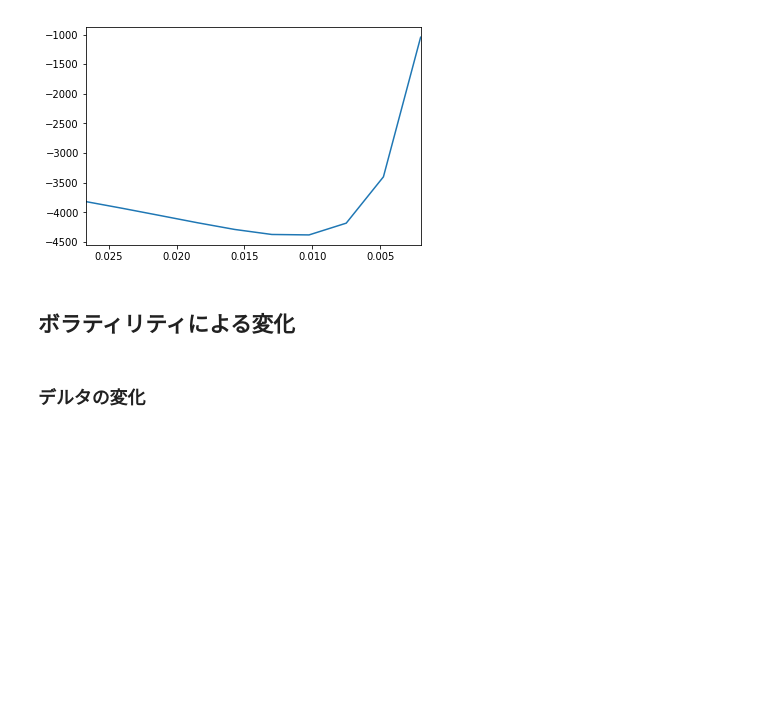
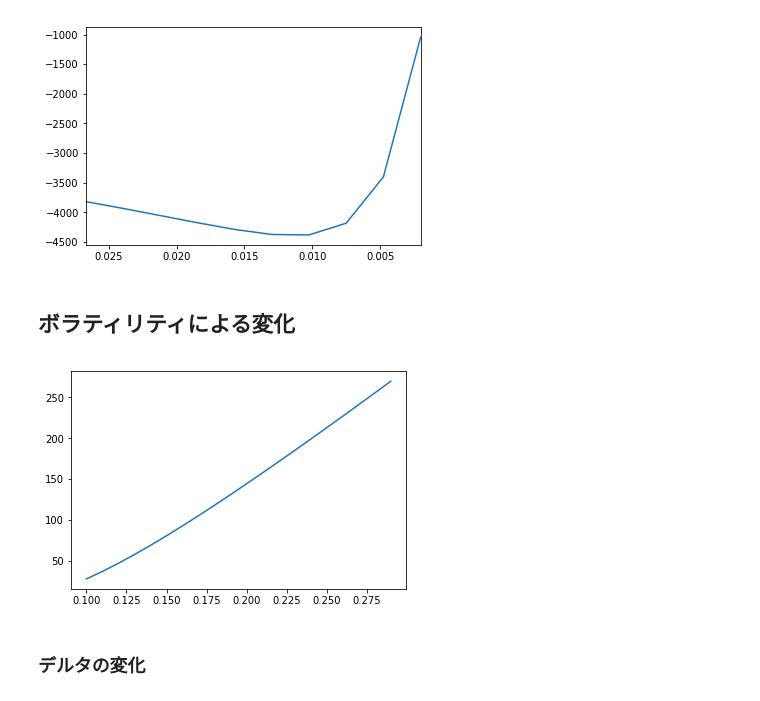
Before and after one commit to drillan/option-old, a Jupyter notebook: ChangeInGreeks.ipynb, the cells around one changed output. Saved outputs shown, nothing was run; the diff lists cells and outputs as text; code cells hidden in the pictures; blank space fills up the shorter version.

```diff
--- a/ChangeInGreeks.ipynb
+++ b/ChangeInGreeks.ipynb
@@ -111,6 +121,15 @@ plt.show()
 ## ボラティリティによる変化
 # %%
 sigma_range = np.arange(0.1, 0.3, 0.01)
+# %%
+call_price_sigma = [ivolat3.prem_call(s0, delta25_call, r, 0, t ,sigma_) for sigma_ in sigma_range]
+
+fig = plt.figure()
+ax = fig.add_subplot(1, 1, 1)
+ax.plot(sigma_range, call_price_sigma)
+plt.show()
+# %% [output]
+[figure, added]
 # %% [markdown]
 ### デルタの変化
 # %%
```
Also changed, not shown: parts of 1 cell of this notebook, 5 other files.
